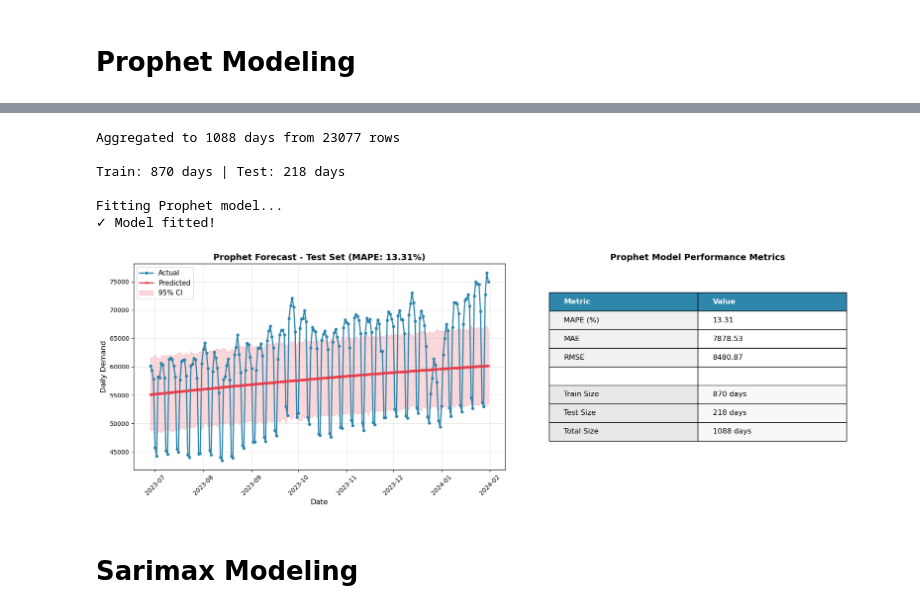
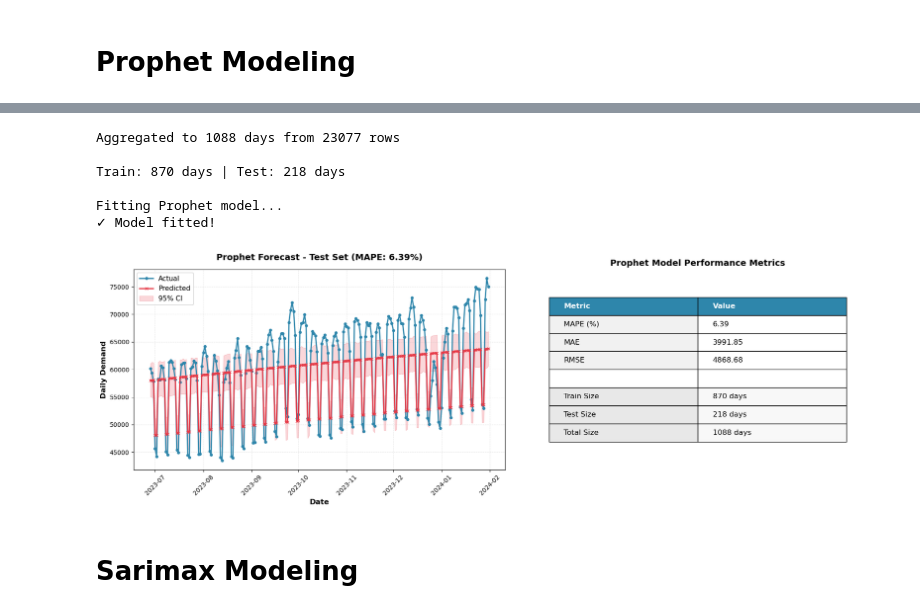
Before and after one commit to hpena212/snowflake-shaved-ice, a Jupyter notebook: notebooks/06_prophet_sarimax_forecasting.ipynb, the cells around one changed output, grey strips where cells are left out. Saved outputs shown, nothing was run; the diff lists cells and outputs as text; code cells hidden in the pictures.

```diff
--- a/notebooks/06_prophet_sarimax_forecasting.ipynb
+++ b/notebooks/06_prophet_sarimax_forecasting.ipynb
@@ -200,8 +314,11 @@ def plot_performance_table(model_name, ax, mape, mae, rmse, train_len, test_len,
 # ============ DATA PREP ============
 df_prophet = (
     mart_forecast
-    .groupby('date', as_index=False)['demand']
-    .sum()
+    .groupby('date', as_index=False)
+    .agg({
+        'demand': 'sum',
+        'is_weekend': 'first'
+    })
     .rename(columns={'date': 'ds', 'demand': 'y'})
 )
 df_prophet['ds'] = pd.to_datetime(df_prophet['ds'])
@@ -218,18 +335,14 @@ print(f"Train: {len(train_prophet)} days | Test: {len(test_prophet)} days\n")
 
 # ============ FIT PROPHET ============
 print("Fitting Prophet model...")
-model_prophet = Prophet(
-    yearly_seasonality=False,
-    weekly_seasonality=True,
-    daily_seasonality= False,
-    seasonality_mode='additive',
-    changepoint_prior_scale=0.5
-)
+model_prophet = Prophet()
+model_prophet.add_regressor('is_weekend')
 model_prophet.fit(train_prophet)
 print("✓ Model fitted!\n")
 
 # ============ PREDICT ============
 future_prophet = model_prophet.make_future_dataframe(periods=len(test_prophet), freq='D')
+future_prophet['is_weekend'] = future_prophet['ds'].dt.dayofweek.isin([5, 6]).astype(int)
 forecast_prophet = model_prophet.predict(future_prophet)
 
 # Extract test predictions
@@ -246,22 +359,19 @@ rmse_prophet = np.sqrt(mean_squared_error(y_true_prophet, y_pred_prophet))
 fig, axes = plt.subplots(1, 2, figsize=(18, 6))
 
 # Plot 1: Forecast
-ax1 = axes[0]
-ax1.plot(test_prophet['ds'], y_true_prophet, label='Actual', marker='o', linewidth=2, markersize=4, color='#2E86AB')
-ax1.plot(test_prophet['ds'], y_pred_prophet, label='Predicted', marker='x', linewidth=2, markersize=4, color='#E63946')
-ax1.fill_between(test_prophet['ds'], test_pred_prophet['yhat_lower'], test_pred_prophet['yhat_upper'],
-                  alpha=0.2, color='#E63946', label='95% CI')
-ax1.set_xlabel('Date', fontsize=12)
-ax1.set_ylabel('Daily Demand', fontsize=12)
-ax1.set_title(f'Prophet Forecast - Test Set (MAPE: {mape_prophet:.2f}%)', fontsize=14, fontweight='bold')
-ax1.legend(fontsize=11)
-ax1.grid(True, alpha=0.3)
-ax1.tick_params(axis='x', rotation=45)
+plot_forecast_comparison(
+    ax=axes[0],
+    dates=test_prophet['ds'],
+    y_actual=y_true_prophet,
+    y_predicted=y_pred_prophet,
+    lower_ci=test_pred_prophet['yhat_lower'],
+    upper_ci=test_pred_prophet['yhat_upper'],
+    mape=mape_prophet,
+    title='Prophet Forecast - Test Set'
+)
 
 # Plot 2: Metrics Table
-plot_performance_table('Prophet',axes[1], mape_prophet, mae_prophet, rmse_prophet,
-                       len(train_prophet), len(test_prophet), len(df_prophet))
-
+plot_performance_table('Prophet',axes[1], mape_prophet, mae_prophet, rmse_prophet, len(train_prophet), len(test_prophet), len(df_prophet))
 plt.tight_layout()
 plt.show()
 # %% [output]
@@ -270,10 +380,10 @@ plt.show()
 Aggregated to 1088 days from 23077 rows
 
 Train: 870 days | Test: 218 days
 
 Fitting Prophet model...
 ✓ Model fitted!
-[figure, old version]
+[figure, new version]
 # %% [markdown]
 # **Sarimax Modeling**
 # %%
```
Also changed, not shown: parts of 8 cells of this notebook, 1 other file.
